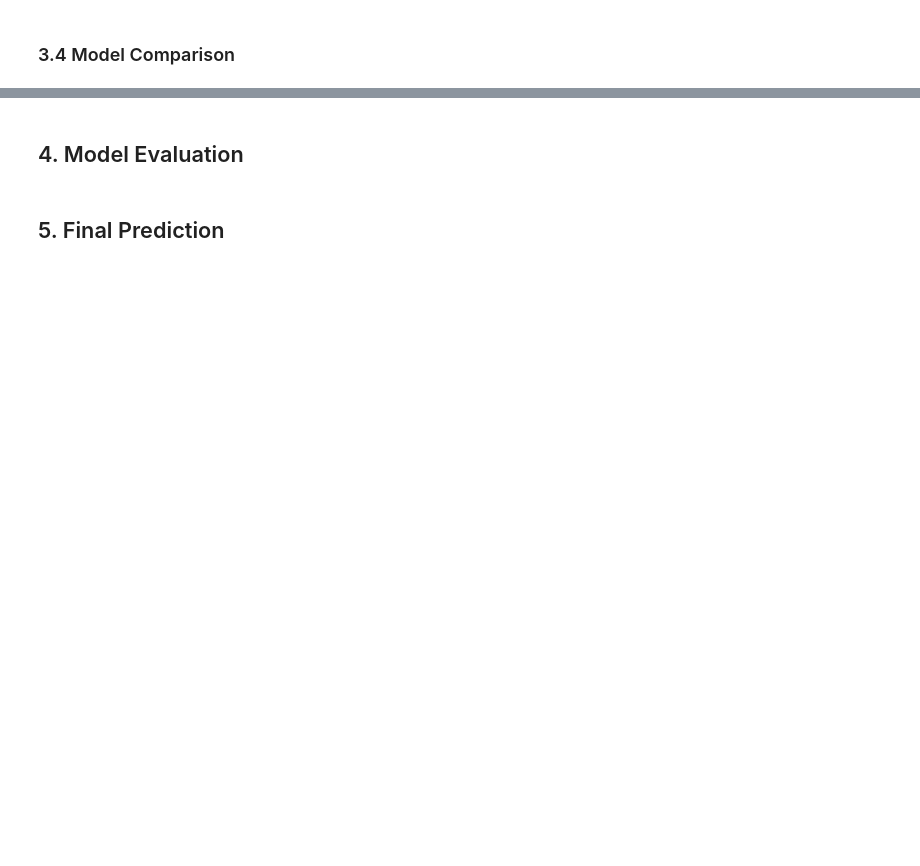
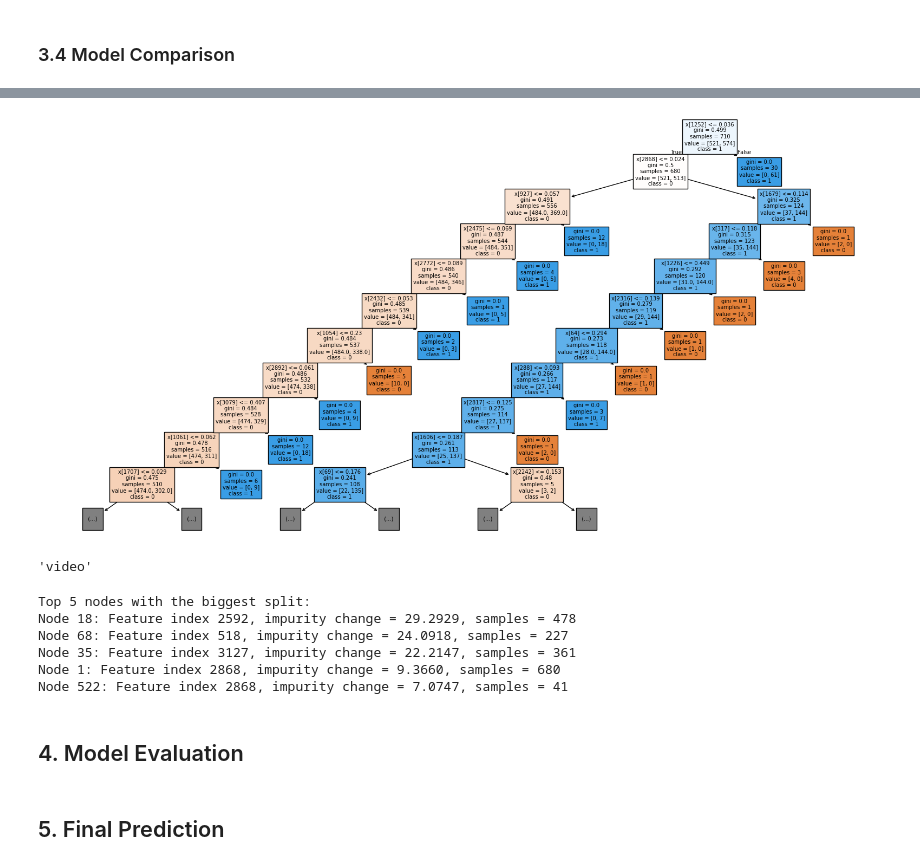
Before and after one commit to wogus00/spam-classification, a Jupyter notebook: submission_notebook.ipynb, the cells around one changed output, grey strips where cells are left out. Saved outputs shown, nothing was run; the diff lists cells and outputs as text; code cells hidden in the pictures; blank space fills up the shorter version.

```diff
--- a/submission_notebook.ipynb
+++ b/submission_notebook.ipynb
@@ -237,0 +274,9 @@ GridSearchCV(cv=5, estimator=LogisticRegression(),
+# %%
+lr_t_model = t_grid_search.best_estimator_
+
+lda_t = LinearDiscriminantAnalysis()
+qda_t = QuadraticDiscriminantAnalysis()
+gnb_t = GaussianNB()
+svc_t = SVC()
+rf_t = RandomForestClassifier()
+gbc_t = GradientBoostingClassifier()
@@ -238,3 +305,47 @@ GridSearchCV(cv=5, estimator=LogisticRegression(),
+# %%
+from sklearn.tree import plot_tree, DecisionTreeClassifier
+
+rf_t.fit(x_t_train, y_t_train)
+
+decision_tree = rf_t.estimators_[5]
+
+plt.figure(figsize=(20, 10))  # Adjust the size as needed
+plot_tree(decision_tree, max_depth=10, filled=True, class_names = ['0', '1'])
+
+plt.show()
+# %% [output]
+[figure, added]
+# %%
+feature_names = tf_vectorizer.get_feature_names_out()
+importances = rf_t.feature_importances_
+
+list(feature_names).index('www')
+list(feature_names).index('check')
+list(feature_names)[2868]
+# %% [output]
+'video'
+# %%
+tree_structure = decision_tree.tree_
+feature_indices = tree_structure.feature
+
+impurity_change = (tree_structure.impurity - tree_structure.impurity[tree_structure.children_left]) * tree_structure.weighted_n_node_samples
+
+# Get the indices of the top 5 nodes with the largest impurity change
+top_5_nodes = np.argsort(impurity_change)[-5:]
+
+# Print information about the top 5 nodes
+print("Top 5 nodes with the biggest split:")
+for node in reversed(top_5_nodes):  # Reverse to display in descending order
+    left_child = tree_structure.children_left[node]
+    right_child = tree_structure.children_right[node]
+    print(f"Node {node}: Feature index {tree_structure.feature[node]}, impurity change = {impurity_change[node]:.4f}, samples = {tree_structure.n_node_samples[node]}")
+# %% [output]
+Top 5 nodes with the biggest split:
+Node 18: Feature index 2592, impurity change = 29.2929, samples = 478
+Node 68: Feature index 518, impurity change = 24.0918, samples = 227
+Node 35: Feature index 3127, impurity change = 22.2147, samples = 361
+Node 1: Feature index 2868, impurity change = 9.3660, samples = 680
+Node 522: Feature index 2868, impurity change = 7.0747, samples = 41
 # %% [markdown]
 ## 4. Model Evaluation
 # %% [markdown]
```
Also changed, not shown: parts of 24 cells of this notebook.
